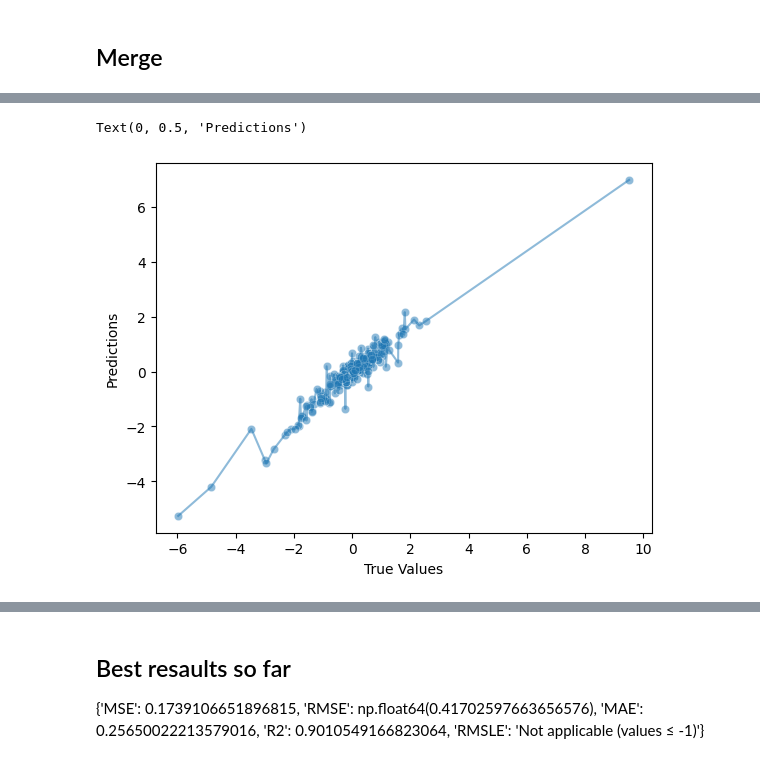
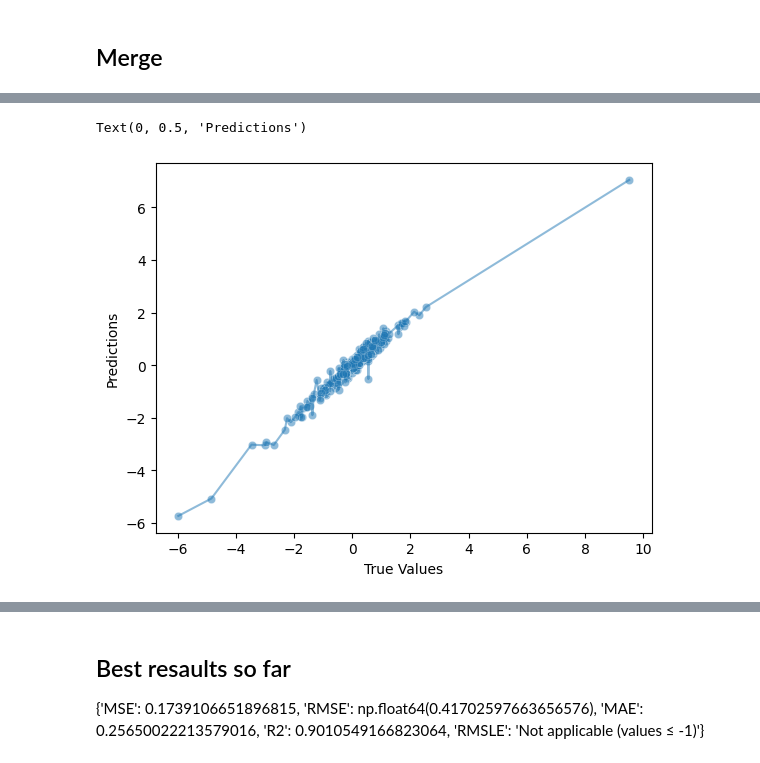
Before and after one commit to omerkobi/project-stock_Return, a Jupyter notebook: testing_area.ipynb, the cells around one changed output, grey strips where cells are left out. Drawn from its saved outputs; the diff is of its cells as text; code cells hidden in the pictures.

```diff
--- a/testing_area.ipynb
+++ b/testing_area.ipynb
@@ -432,9 +431,10 @@ Name: vol_above_mean, dtype: int64
 # Add volum above mean & absolute value of vix
 Helps the model
 # %%
-to_add = df_add[['vol_above_mean','^VIX','SUPPORT_Signal','RESISTANCE_Signal','yest_support_signal','yest_resistance_signal']].copy()
+to_add = df_add[['vol_above_mean','^VIX','SUPPORT_Signal','RESISTANCE_Signal','yest_support_signal','yest_resistance_signal','2Y_Yield','yield_curve','DX-Y.NYB','JPY=X','EUR=X','SPY_Volume']].copy()
 #to_add = df_add[['vol_above_mean','^VIX','DX-Y.NYB']].copy()
 #to_add = df_add[['vol_above_mean','^VIX','vol_mean_30']].copy()
 to_add.reset_index(inplace=True)
-to_add.rename(columns={'Date':'ds','^VIX': 'abs_vix'}, inplace=True)
+to_add.rename(columns={'Date':'ds','^VIX': 'abs_vix','2Y_Yield':'abs_2Y_Yield','yield_curve':'abs_yield_curve','DX-Y.NYB': 'DXY','JPY=X':'JPY','EUR=X':'EUR','SPY_Volume':'abs_vol'}, inplace=True)
+#to_add.rename(columns={'Date':'ds','^VIX': 'abs_vix'}, inplace=True)
 #to_add.rename(columns={'Date':'ds','^VIX': 'abs_vix','DX-Y.NYB': 'DXY'}, inplace=True)
@@ -458,0 +503,15 @@ memory usage: 130.4 KB
+# %%
+QQQ = pd.read_pickle('QQQ')
+QQQ = QQQ.pct_change()*100 # Convert to percentage change
+QQQ.reset_index(inplace=True)
+QQQ['Date'] = pd.to_datetime(QQQ['Date'])
+QQQ = QQQ.rename(columns={'Date':'ds','Close':'QQQ_Close','Volume':'QQQ_Volume'})
+QQQ['qqq_std'] = QQQ['QQQ_Close'].rolling(window=5).std()
+QQQ['qqq_mean'] = QQQ['QQQ_Close'].rolling(window=5).mean()
+ # Convert to percentage change
+
+
+
+QQQ_add = QQQ[['ds','QQQ_Close','QQQ_Volume','qqq_std','qqq_mean']].copy()
+QQQ_add['ds'] = QQQ_add['ds'].dt.tz_localize(None)
+QQQ.info()
@@ -460,6 +535,7 @@ memory usage: 130.4 KB
 ## Merge
 # %%
 df = df.merge(to_add, on='ds', how='left')
+df = df.merge(QQQ_add, on='ds', how='left')
 df.info()
 # %% [output]
 <class 'pandas.core.frame.DataFrame'>
@@ -546,11 +585,0 @@ w=3.0, MAE=0.2568
-# %%
-# Recreate sample weights using best_w = 3
-num_samples = len(y_train)
-weights = np.linspace(1, 2.5, num_samples)
-weights = weights / np.mean(weights)  # Normalize to mean=1
-
-
-xg_ind = xgb.XGBRegressor(**{'gamma': 0.1, 'learning_rate': 0.05, 'max_depth': 9, 'n_estimators': 200, 'reg_alpha': 0, 'subsample': 0.6, 'n_jobs': -1})
-xg_ind.fit(x_train, y_train,sample_weight=weights)
-predicted_xg_ind2 = xg_ind.predict(x_test)
-regressionMetrics(y_test,predicted_xg_ind2)
@@ -563,8 +728,10 @@ regressionMetrics(y_test,predicted_xg_ind2)
 # %%
-sns.scatterplot(x=y_test, y=predicted_xg_ind2, alpha=0.5)
-sns.lineplot(x=y_test, y=predicted_xg_ind2, alpha=0.5)
+import seaborn as sns
+import matplotlib.pyplot as plt
+sns.scatterplot(x=y_test, y=preds, alpha=0.5)
+sns.lineplot(x=y_test, y=preds, alpha=0.5)
 plt.xlabel('True Values')
 plt.ylabel('Predictions')
 # %% [output]
 Text(0, 0.5, 'Predictions')
-[figure, old version]
+[figure, new version]
```
Also changed, not shown: parts of 50 cells of this notebook, 9 other files.
